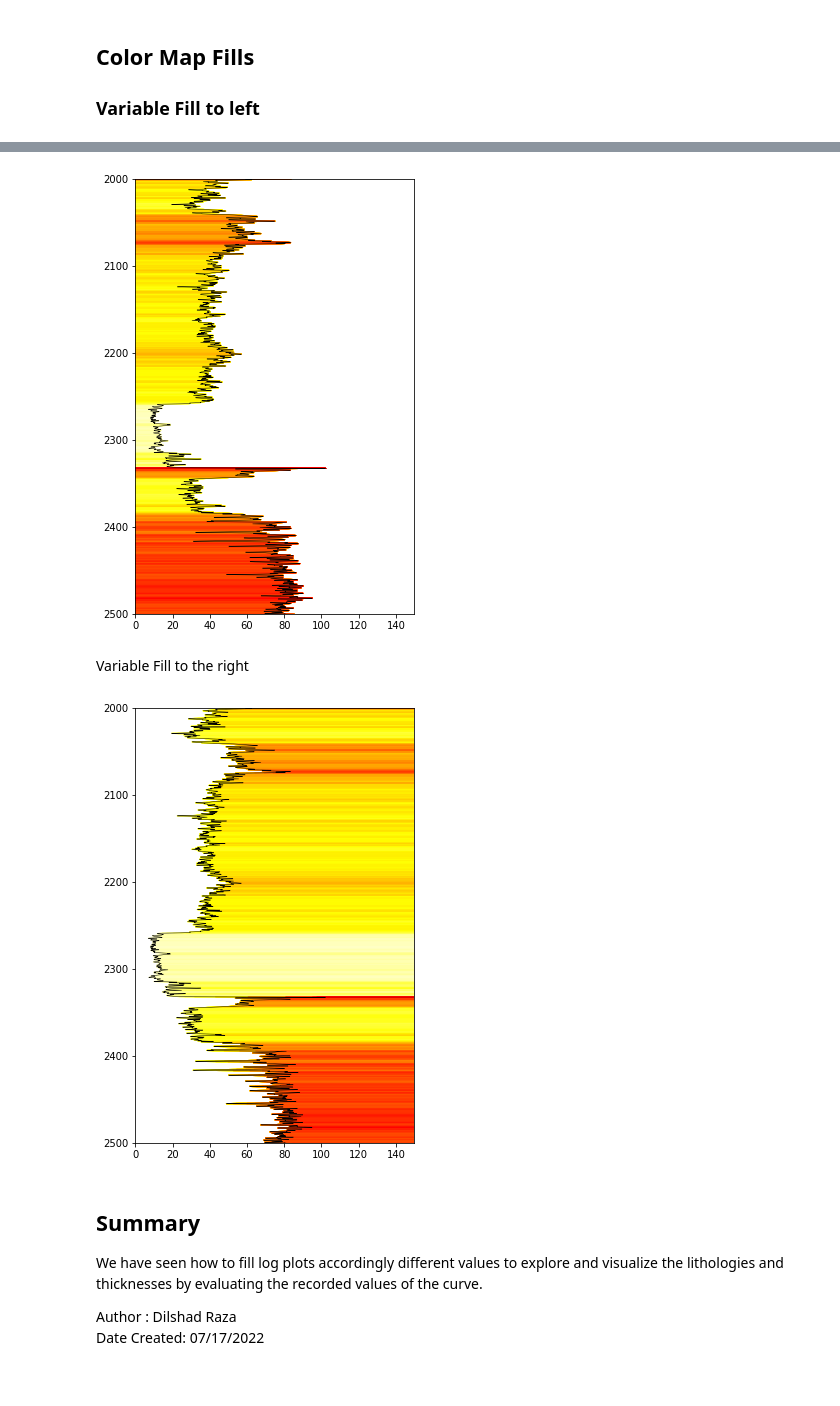
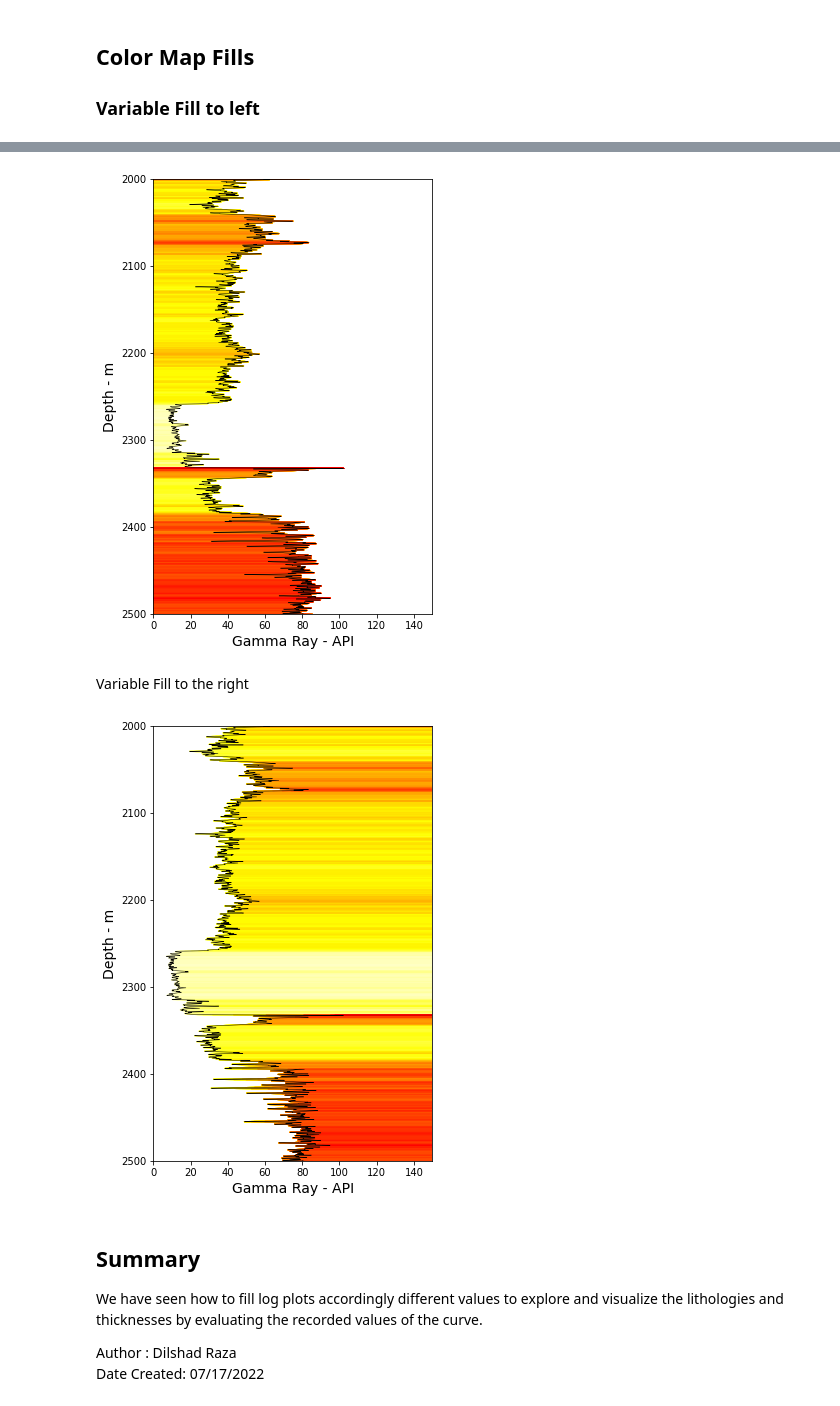
Before and after one commit to dilshad-geol/Petrophysics-With-Python, a Jupyter notebook: 02 - Well Log Data Visualisations Using Matplotlib/05 - Plot Fills with Matplotlib.ipynb, the cells around one changed output, grey strips where cells are left out. Cells and saved outputs as stored; diff of their text form; code cells hidden in the pictures.

Commit message:
05 - Plot Fills with Matplotlib

```diff
--- a/02 - Well Log Data Visualisations Using Matplotlib/05 - Plot Fills with Matplotlib.ipynb
+++ b/02 - Well Log Data Visualisations Using Matplotlib/05 - Plot Fills with Matplotlib.ipynb
@@ -191,30 +192,32 @@ plt.plot(df['GR'], df['DEPTH'], c='black', lw=0.5)
 
 plt.xlim(0,150)
 plt.ylim(2500,2000)
-
+plt.xlabel("Gamma Ray - API",fontsize=14)
+plt.ylabel("Depth - m",fontsize=14)
 for index in sorted(color_index):
     index_value= (index-left_value)/span
     color = cmap(index_value)
     # print(f'{index_value}\t{color}')
     plt.fill_betweenx(df['DEPTH'],left_value,df['GR'], where=df['GR']>=index, color=color)
 # %% [output]
-[figure, old version]
+[figure, new version]
 # %% [markdown]
 Variable Fill to the right
 # %%
 plt.figure(figsize=(5,8))
 plt.plot(df['GR'], df['DEPTH'], c='black', lw=0.5)
 
 plt.xlim(0,150)
 plt.ylim(2500,2000)
-
+plt.xlabel("Gamma Ray - API",fontsize=14)
+plt.ylabel("Depth - m",fontsize=14)
 for index in sorted(color_index):
     index_value= (index-left_value)/span
     color = cmap(index_value)
     # print(f'{index_value}\t{color}')
     plt.fill_betweenx(df['DEPTH'],right_value,df['GR'], where=df['GR']>=index, color=color)
 # %% [output]
-[figure, old version]
+[figure, new version]
 # %% [markdown]
 ## Summary
 We have seen how to fill log plots accordingly different values to explore and visualize the lithologies and thicknesses by evaluating the recorded values of the curve.
```
Also changed, not shown: parts of 1 cell of this notebook.
